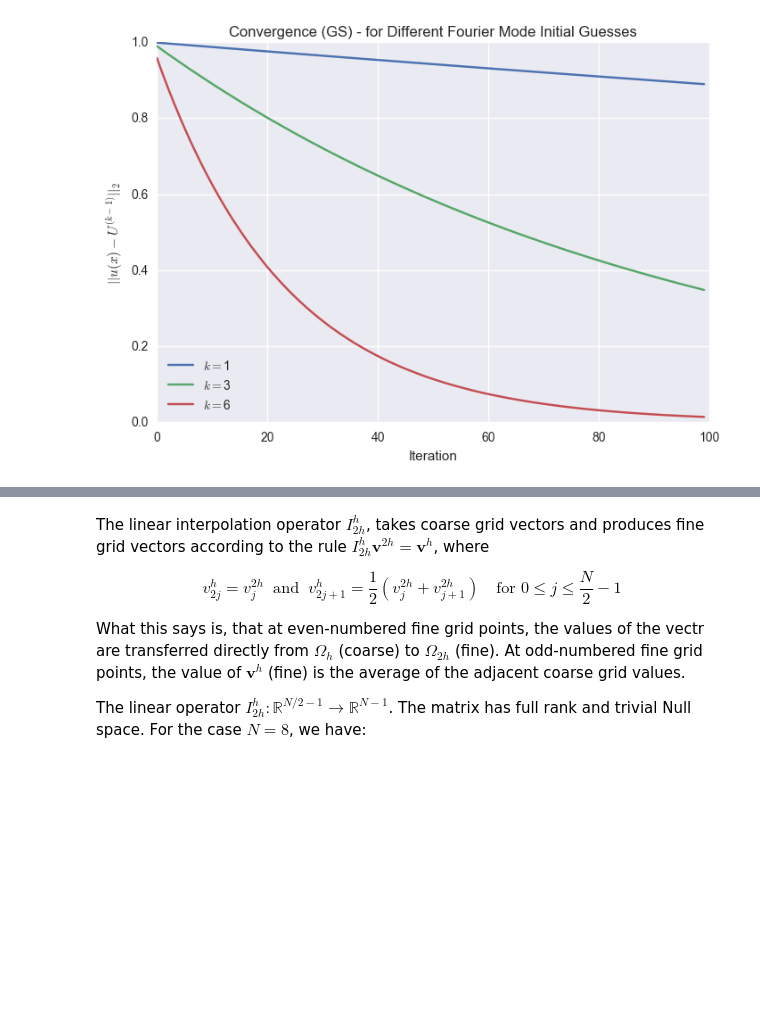
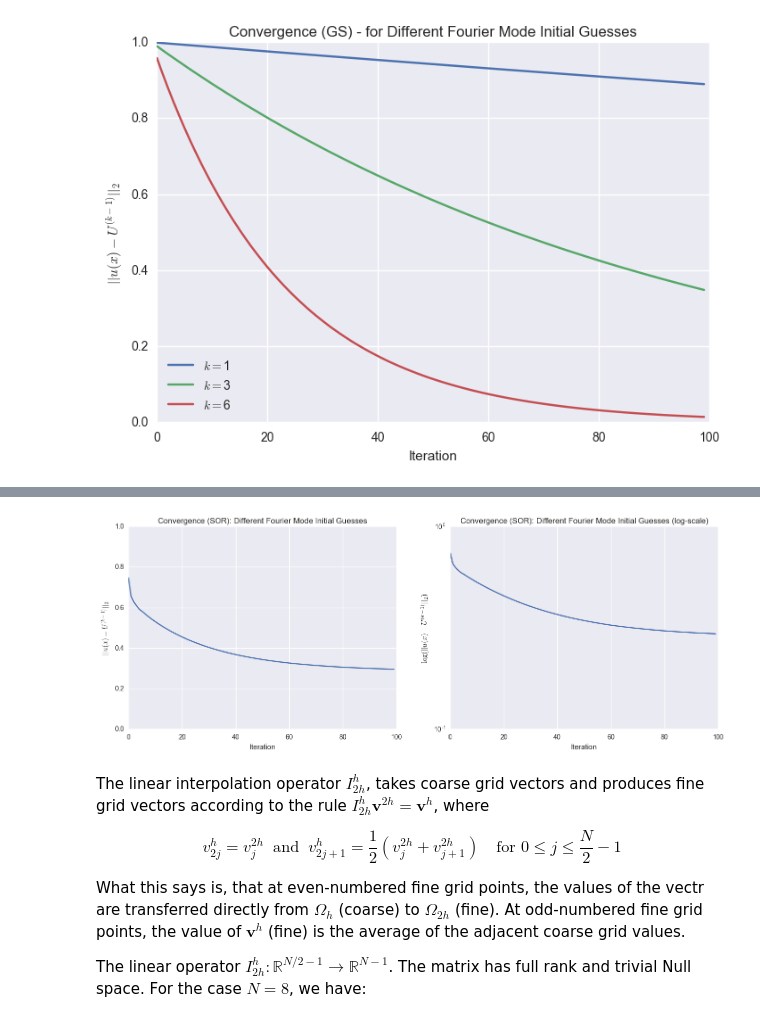
Before and after one commit to ads2206/multigrid, a Jupyter notebook: analysis/Elements-of-Multigrid.ipynb, the cells around one changed output, grey strips where cells are left out. Drawn from its saved outputs; the diff is of its cells as text; code cells hidden in the pictures; blank space fills up the shorter version.

```diff
--- a/analysis/Elements-of-Multigrid.ipynb
+++ b/analysis/Elements-of-Multigrid.ipynb
@@ -180,3 +200,68 @@ plt.show()
+# %%
+# Problem setup
+a = 0.0
+b = 1.0
+u_a = 0.0
+u_b = 0.0
+f = lambda x: np.exp(x)
+#u_true = lambda x: (4.0 - numpy.exp(1.0)) * x - 1.0 + numpy.exp(x)
+u_true = lambda x: 0
+def initial_guess(length, wavenumbers, N):
+    guess = np.zeros(length)
+    for j in range(length):
+        for i in range(len(wavenumbers)):
+            k = wavenumbers[i]
+            guess[j] += np.sin( j*k*np.pi / N )
+    return guess/len(wavenumbers)
+
+# Discretization
+m = 64
+x_bc = np.linspace(a, b, m + 2)
+x = x_bc[1:-1]
+delta_x = (b - a) / (m + 1)
+
+# SOR parameter
+omega = 2.0/3.0
+
+# Expected iterations needed
+iterations_SOR = 100
+
+# Solve system
+# Initial guess for iterations
+fig = plt.figure()
+fig.set_figwidth(fig.get_figwidth() * 2)
+axes1 = fig.add_subplot(1, 2, 1)
+axes2 = fig.add_subplot(1, 2, 2)
+axes2.set_title("Convergence (SOR): Different Fourier Mode Initial Guesses (log-scale)")
+axes2.set_xlabel("Iteration")
+axes2.set_ylabel("$\log(||u(x) - U^{(k-1)}||_2$)")
+
+axes1.set_title("Convergence (SOR): Different Fourier Mode Initial Guesses")
+axes1.set_xlabel("Iteration")
+axes1.set_ylabel("$||u(x) - U^{(k-1)}||_2$")
+
+wavenumbers = [1, 6, 32]#[k**2 for k in [1,2,5,6] ]
+U = initial_guess(length=m+2, wavenumbers=wavenumbers, N=m+1)
+U[0] = u_a
+U[-1] = u_b
+step_size_SOR = np.zeros(iterations_SOR)
+convergence_SOR = np.zeros(iterations_SOR)
+for k in xrange(iterations_SOR):
+    U_old = U.copy()
+    for i in xrange(1, m + 1):
+        U_gs = 0.5 * (U[i-1] + U[i+1])
+        U[i] += omega * (U_gs - U[i])
+
+    convergence_SOR[k] = np.linalg.norm(u_true(x_bc) - U, ord=np.infty)
+
+# Plot result
+axes1.plot(range(iterations_SOR), convergence_SOR)
+axes1.set_ylim(0,1)
+axes2.semilogy(range(iterations_SOR), convergence_SOR)
+
+plt.show()
+# %% [output]
+[figure, added]
 # %% [markdown]
 The linear interpolation operator $I^h_{2h}$, takes coarse grid vectors and produces fine grid vectors according to the rule $I_{2h}^h \mathbf{v}^{2h} = \mathbf{v}^h$, where
 
```
Also changed, not shown: parts of 3 cells of this notebook, 1 other file.
